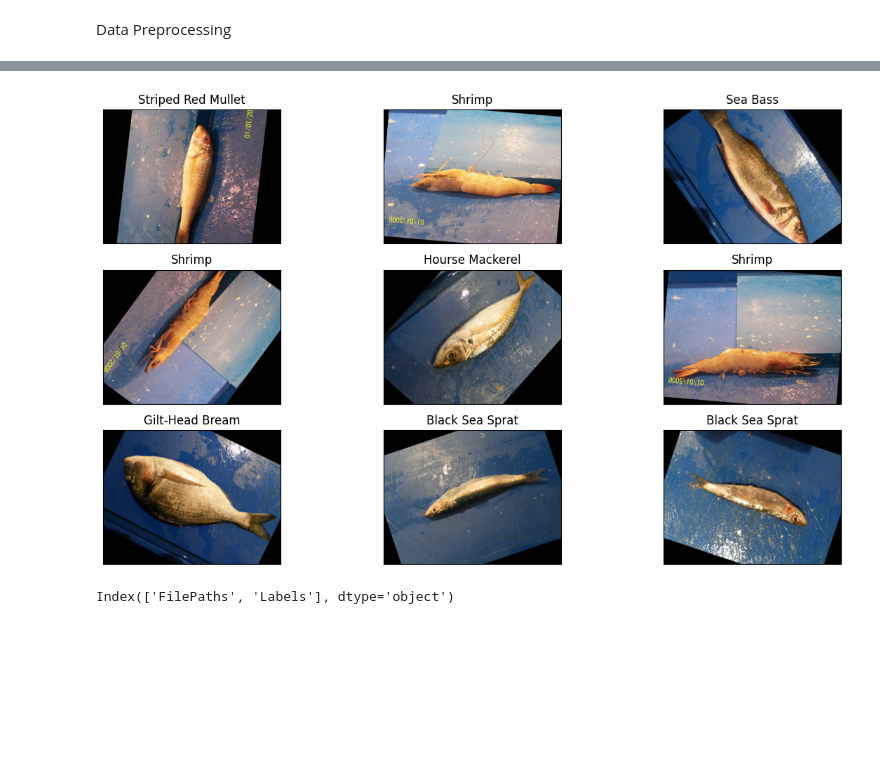
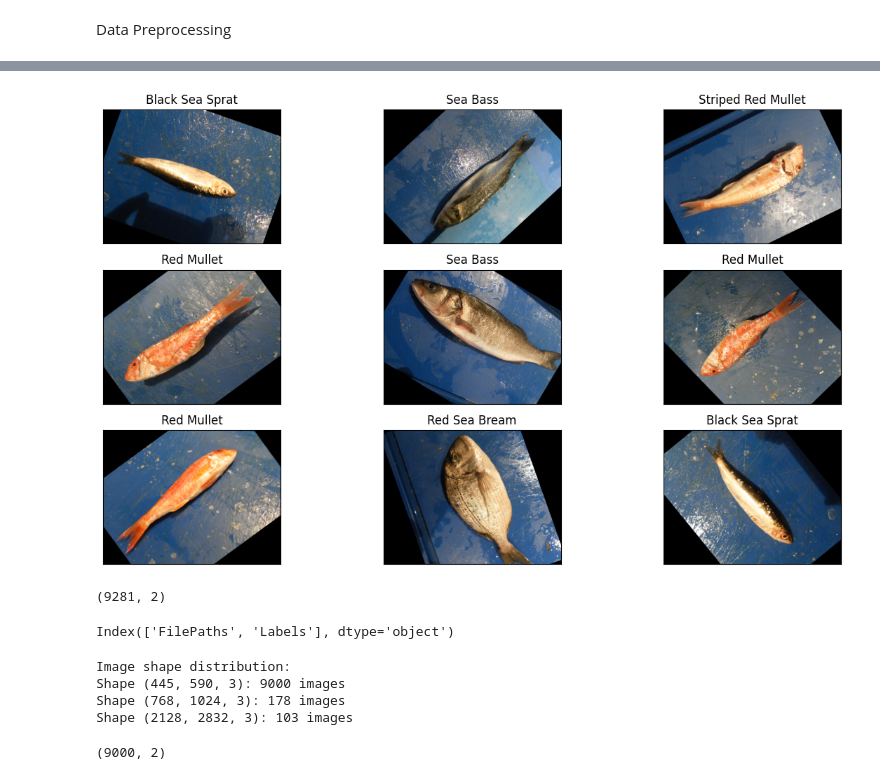
Before and after one commit to alimomennasab/CS4210, a Jupyter notebook: 4210FinalProject.ipynb, the cells around one changed output, grey strips where cells are left out. Cells and saved outputs as stored; diff of their text form; code cells hidden in the pictures; blank space fills up the shorter version.

```diff
--- a/4210FinalProject.ipynb
+++ b/4210FinalProject.ipynb
@@ -55,35 +49,84 @@ Path to dataset files: /root/.cache/kagglehub/datasets/crowww/a-large-scale-fish
 # %%
+# Cleaning dataset
+
 direc = Path(path)
 filepaths = list(direc.glob(r'**/*.png'))
 Labels = list(map(lambda x: os.path.split(os.path.split(x)[0])[1],filepaths))
 
-
-
 filepaths = pd.Series(filepaths, name='FilePaths').astype(str)
 Labels = pd.Series(Labels, name='Labels').astype(str)
 
-
 img_df = pd.merge(filepaths, Labels, right_index = True, left_index = True)
 
-img_df = img_df[ img_df['Labels'].apply(lambda x: x[-2:]!='GT') ] # ground truth images not needed for classification
+img_df = img_df[ img_df['Labels'].apply(lambda x: x[-2:]!='GT') ] # ground truth binary masks not needed for classification
 
-#Resampling it
+img_df = img_df[img_df['FilePaths'].str.endswith('.png')].reset_index(drop=True) # keep only pngs
+
+# Resampling it (elaborate?)
 img_df=img_df.sample(frac = 1).reset_index(drop=True)
 img_df.head()
 f,a = plt.subplots(nrows=3, ncols=3,figsize=(13, 7),
                         subplot_kw={'xticks': [], 'yticks': []})
 
 for i, ax in enumerate(a.flat):
     ax.imshow(plt.imread(img_df.FilePaths[i]))
     ax.set_title(img_df.Labels[i])
 
 plt.tight_layout()
 plt.show()
 # %% [output]
-[figure, old version]
+[figure, new version]
 # %%
-# Data exploration
+# Data analysis
 img_df.shape
-img_df.columns
 # %% [output]
-Index(['FilePaths', 'Labels'], dtype='object')
+(9281, 2)
+# %%
+# Data analysis
+img_df.columns
+# %% [output]
+Index(['FilePaths', 'Labels'], dtype='object')
+# %%
+# Checking to see if all images have the same resolution
+
+import PIL
+from pathlib import Path
+
+shape_counts = {}
+
+for idx, filepath in enumerate(img_df.FilePaths):
+    try:
+        img = PIL.Image.open(filepath)
+        shape = np.array(img).shape
+
+        # Store the count of each shape
+        if shape in shape_counts:
+            shape_counts[shape] += 1
+        else:
+            shape_counts[shape] = 1
+
+    except:
+      img_df.drop(idx, inplace=True)
+
+print("Image shape distribution:")
+for shape, count in shape_counts.items():
+    print(f"Shape {shape}: {count} images")
+# %% [output]
+Image shape distribution:
+Shape (445, 590, 3): 9000 images
+Shape (768, 1024, 3): 178 images
+Shape (2128, 2832, 3): 103 images
+# %%
+# Delete original, non-augmented photos that have different sizing/resolution
+for index in img_df.index:
+    try:
+        img = plt.imread(img_df.FilePaths[index])
+        if img.shape != (445, 590, 3):
+            img_df.drop(index, inplace=True)
+    except:
+        # If we can't read the image, drop it
+        img_df.drop(index, inplace=True)
+
+img_df.shape
+# %% [output]
+(9000, 2)
```
Also changed, not shown: parts of 7 cells of this notebook.
